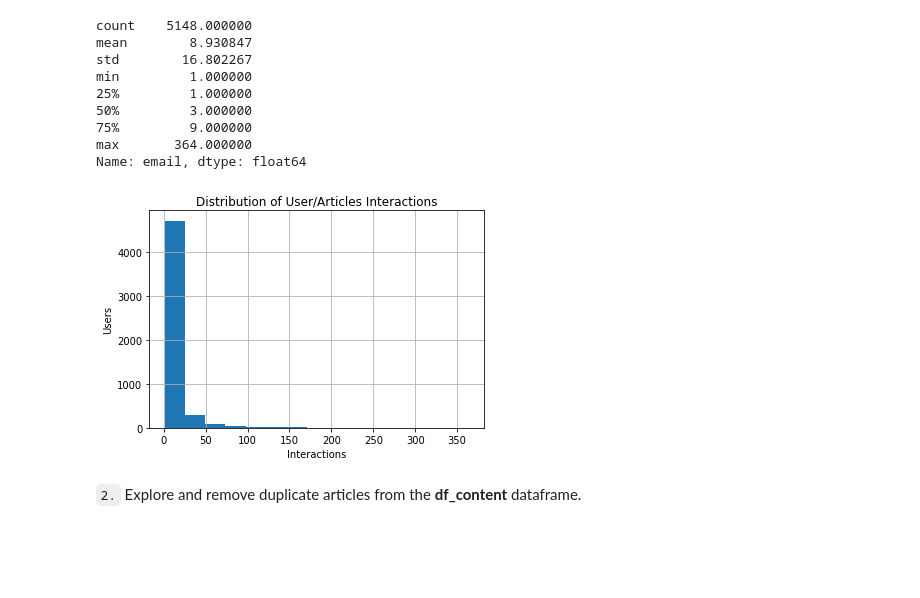
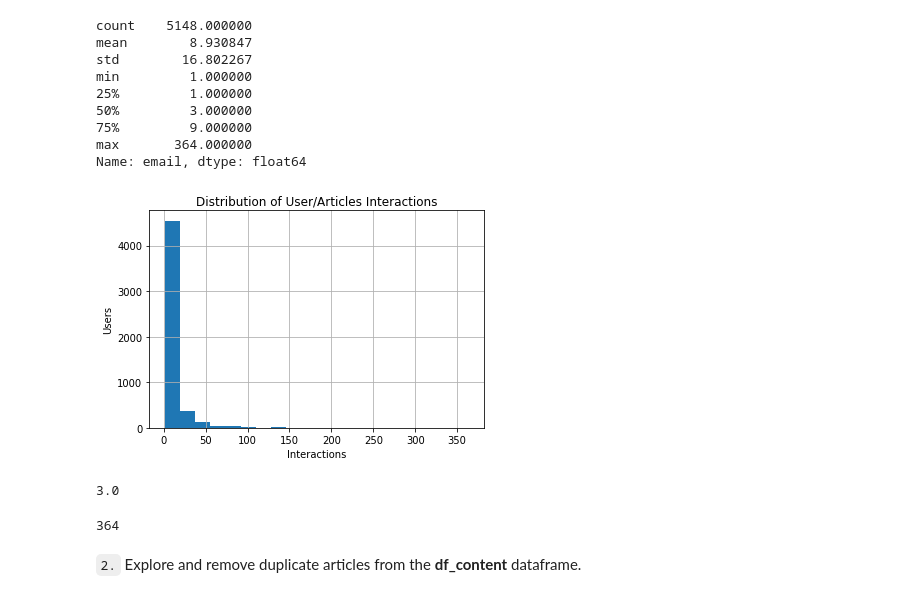
Before and after one commit to djdeepak88/Recommendation_Engines, a Jupyter notebook: Recommendations_with_IBM.ipynb, the cells around one changed output. Saved outputs shown, nothing was run; the diff lists cells and outputs as text; code cells hidden in the pictures; blank space fills up the shorter version.

```diff
--- a/Recommendations_with_IBM.ipynb
+++ b/Recommendations_with_IBM.ipynb
@@ -73,13 +73,21 @@ max       364.000000
 Name: email, dtype: float64
 # %%
 # Visual display of user's interactions with articles.
-df['email'].value_counts().hist(bins = 15)
+df['email'].value_counts().hist(bins = 20)
 plt.title('Distribution of User/Articles Interactions')
 plt.xlabel('Interactions')
 plt.ylabel('Users')
 plt.show()
 # %% [output]
-[figure, old version]
+[figure, new version]
+# %%
+df['email'].value_counts().median()
+# %% [output]
+3.0
+# %%
+df['email'].value_counts().max()
+# %% [output]
+364
 # %%
 # Fill in the median and maximum number of user_article interactios below
 
```
Also changed, not shown: parts of 29 cells of this notebook, 1 other file.
